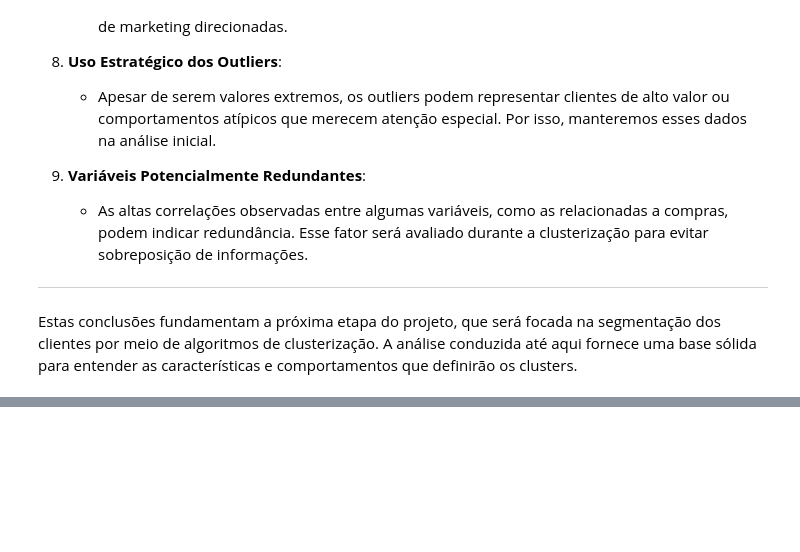
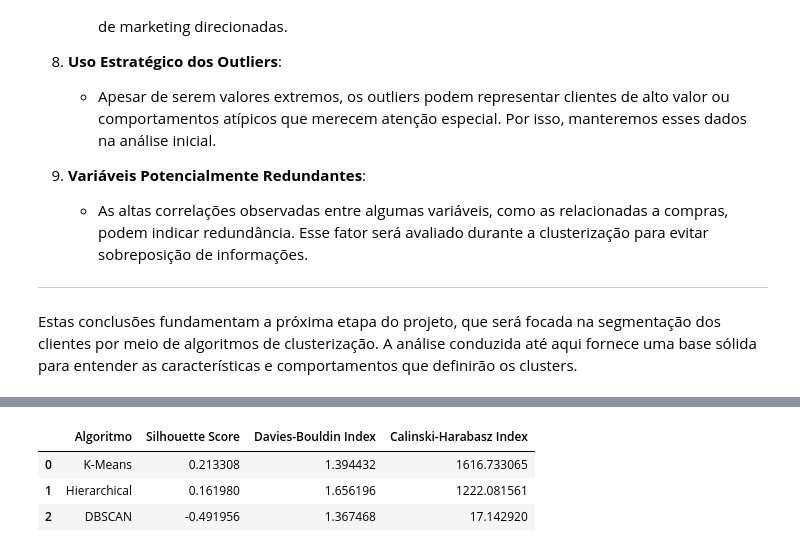
Before and after one commit to tnleite/credit-card-customer-clustering, a Jupyter notebook: 02-Analise/credit-card-customer-clustering.ipynb, the cells around one changed output, grey strips where cells are left out. Drawn from its saved outputs; the diff is of its cells as text; code cells hidden in the pictures; blank space fills up the shorter version.

```diff
--- a/02-Analise/credit-card-customer-clustering.ipynb
+++ b/02-Analise/credit-card-customer-clustering.ipynb
@@ -1511,0 +1239,74 @@ Top 5 Configurações:
+# %%
+# -------------------------------------------------------
+# Etapa 2: Implementação Inicial (Baseline)
+# -------------------------------------------------------
+
+# Função para calcular as métricas para cada algoritmo de clusterização
+def calcular_metrica(cluster_labels, dados_normalizados):
+    """
+    Função para calcular três métricas de avaliação para os clusters formados:
+    - Silhouette Score
+    - Davies-Bouldin Index
+    - Calinski-Harabasz Index
+
+    Parâmetros:
+    - cluster_labels: labels atribuídos a cada amostra pelo algoritmo de clusterização.
+    - dados_normalizados: os dados normalizados que foram usados para o modelo.
+
+    Retorna:
+    - Um tupla com as três métricas.
+    """
+    # Calculando o Silhouette Score
+    silhouette = silhouette_score(dados_normalizados, cluster_labels)
+
+    # Calculando o Davies-Bouldin Index
+    davies_bouldin = davies_bouldin_score(dados_normalizados, cluster_labels)
+
+    # Calculando o Calinski-Harabasz Index
+    calinski_harabasz = calinski_harabasz_score(dados_normalizados, cluster_labels)
+
+    return silhouette, davies_bouldin, calinski_harabasz
+
+
+# Listagem dos algoritmos que serão usados para o baseline
+algoritmos = [
+    ('K-Means', KMeans(n_clusters=5, random_state=42)),  # Algoritmo K-Means com 5 clusters
+    ('Hierarchical', AgglomerativeClustering(n_clusters=5)),  # Algoritmo de Clusterização Hierárquica
+    ('DBSCAN', DBSCAN(eps=0.5, min_samples=5))  # Algoritmo DBSCAN com parâmetros iniciais
+]
+
+# DataFrame para armazenar os resultados das métricas
+resultados = []
+
+# Laço para rodar os três algoritmos e calcular as métricas
+for nome, algoritmo in algoritmos:
+    print(f"Ajustando o modelo {nome}...")  # Exibindo o nome do algoritmo atual
+
+    # Ajustando o algoritmo e obtendo os labels dos clusters
+    if nome == 'DBSCAN':
+        cluster_labels = algoritmo.fit_predict(dados_normalizados)  # DBSCAN retorna diretamente as labels
+    else:
+        cluster_labels = algoritmo.fit_predict(dados_normalizados)  # Outros algoritmos retornam diretamente as labels
+
+    # Calculando as métricas de avaliação
+    silhouette, davies_bouldin, calinski_harabasz = calcular_metrica(cluster_labels, dados_normalizados)
+
+    # Armazenando os resultados para o DataFrame
+    resultados.append({
+        'Algoritmo': nome,
+        'Silhouette Score': silhouette,
+        'Davies-Bouldin Index': davies_bouldin,
+        'Calinski-Harabasz Index': calinski_harabasz
+    })
+
+# Convertendo os resultados para um DataFrame e exibindo
+resultados_df = pd.DataFrame(resultados)
+print(resultados_df)
+
+# Ordenando os resultados pelo Silhouette Score (quanto maior, melhor)
+resultados_df = resultados_df.sort_values(by='Silhouette Score', ascending=False)
+
+# Exibindo os resultados ordenados
+print("\nResultados Ordenados pelo Silhouette Score:")
+resultados_df
+# %% [output]
@@ -1511,0 +1327,4 @@ Top 5 Configurações:
+|  | Algoritmo | Silhouette Score | Davies-Bouldin Index | Calinski-Harabasz Index |
+| 0 | K-Means | 0.213308 | 1.394432 | 1616.733065 |
+| 1 | Hierarchical | 0.161980 | 1.656196 | 1222.081561 |
+| 2 | DBSCAN | -0.491956 | 1.367468 | 17.142920 |
```
Also changed, not shown: parts of 36 cells of this notebook.
